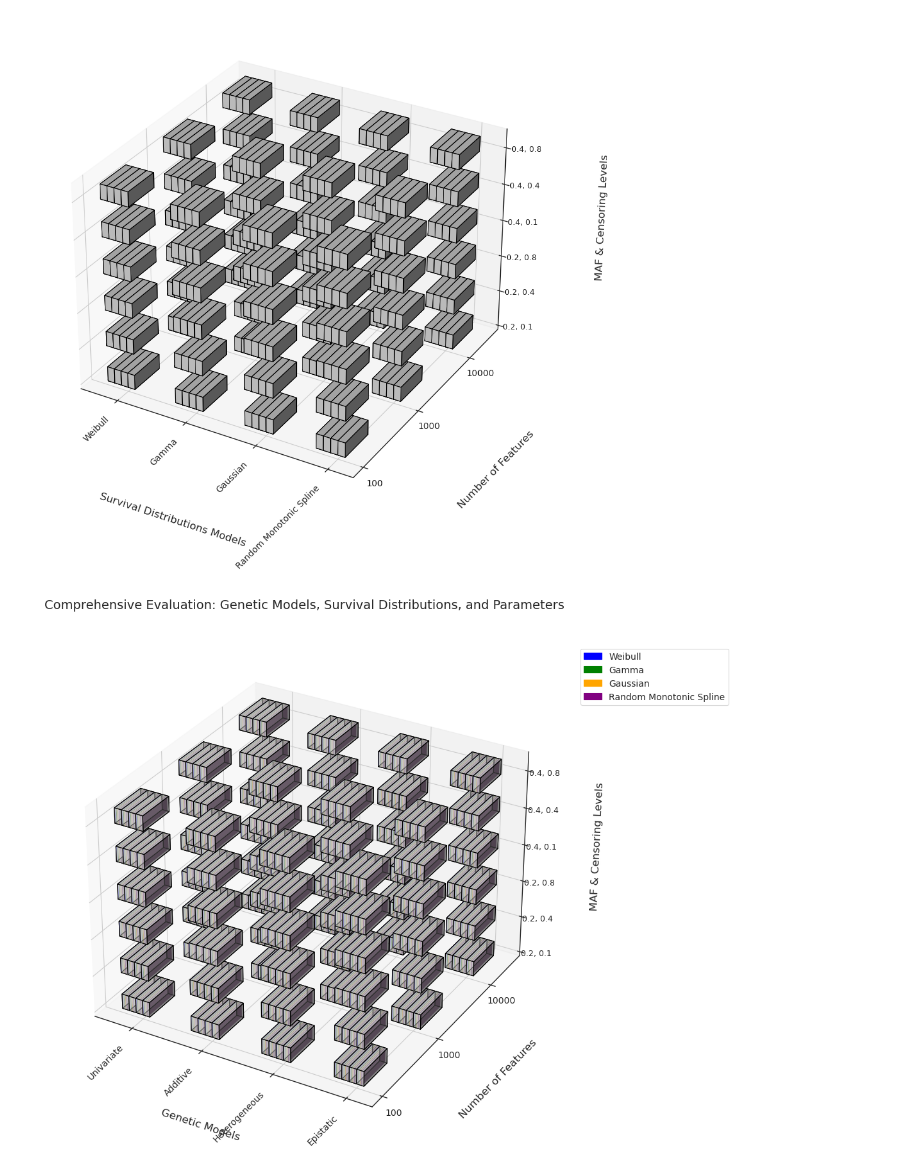
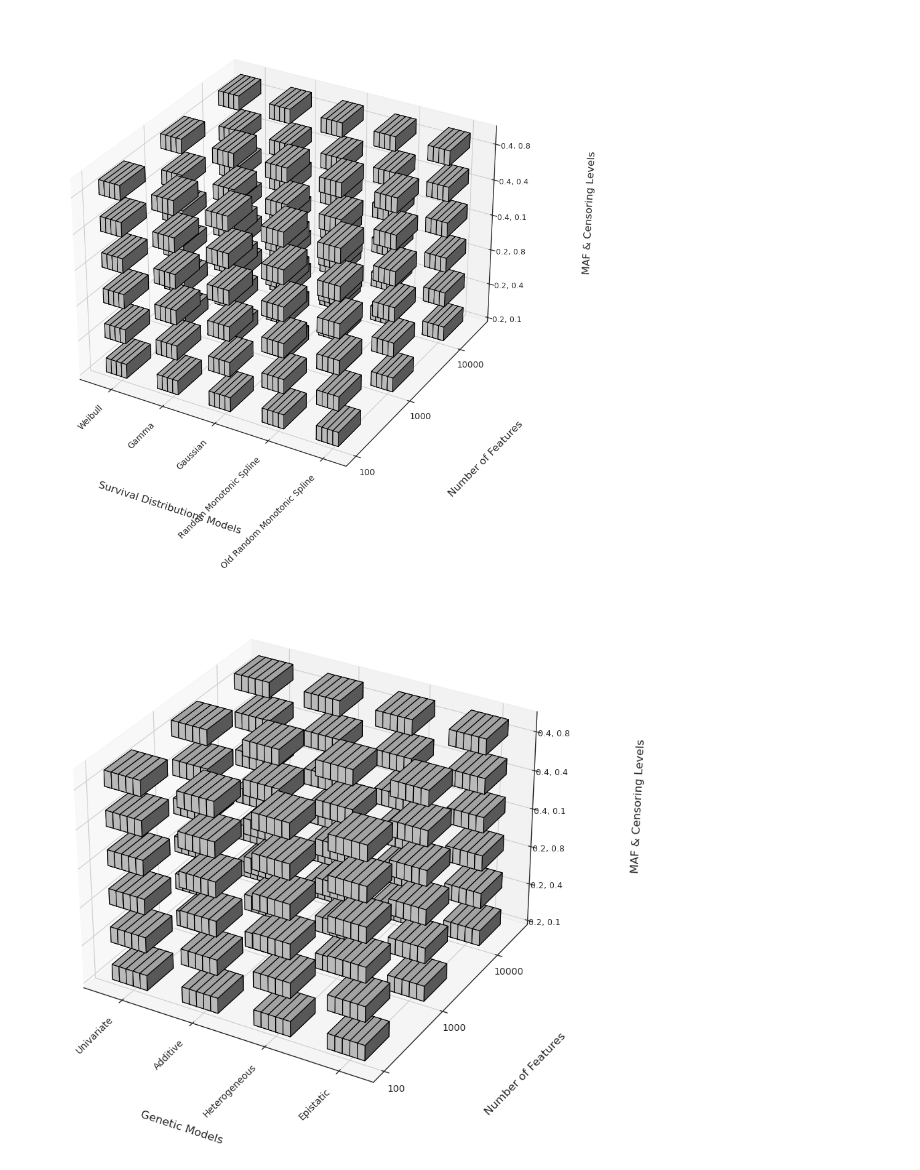
Before and after one commit to UrbsLab/survival-LCS, a Jupyter notebook: notebooks/ComprehensiveModelFigure.ipynb, the cells around one changed output. Saved outputs shown, nothing was run; the diff lists cells and outputs as text; code cells hidden in the pictures.

```diff
--- a/notebooks/ComprehensiveModelFigure.ipynb
+++ b/notebooks/ComprehensiveModelFigure.ipynb
@@ -12,7 +12,7 @@ np.random.seed(42)
 # %%
 # Updated data with genetic models
 genetic_models = ["Univariate", "Additive", "Heterogeneous", "Epistatic"]
-models = ["Weibull", "Gamma", "Gaussian", "Random Monotonic Spline"]
+models = ["Weibull", "Gamma", "Gaussian", "Random Monotonic Spline", "Old Random Monotonic Spline"]
 num_features = ["100", "1000", "10000"]
 minor_allele_frequencies = ["0.2", "0.4"]
 censoring = ["0.1", "0.4", "0.8"]
@@ -73,10 +73,10 @@ ax.set_zlabel("MAF & Censoring Levels", fontsize=12, labelpad=50)
 #     fontsize=14,
 #     pad=20,
 # )
-plt.savefig('FigureModel.png')
+# plt.savefig('FigureModel.png')
 plt.show()
 # %% [output]
-[figure, old version]
+[figure, new version]
 # %%
 # Colors for the four survival distributions
 distribution_colors = {
@@ -104,60 +104,60 @@ for g, genetic_model in enumerate(genetic_models):
                         0.1, 0.4, 0.4,  # Cube dimensions
                         color="lightgray",
                         edgecolor="black",
-                        alpha=0.5
+                        # alpha=0.5
                     )
-                    for dist_idx, dist in enumerate(survival_distributions):
-                        # Offset each survival distribution slightly along the x-axis
-                        ax.bar3d(
-                            g + i * 0.1 + dist_idx * 0.02,  # Offset for survival distributions
-                            j,                             # Number of features
-                            k * len(censoring) + l,        # Combine MAF and censoring for z-axis
-                            0.02, 0.4, 0.4,                # Cube dimensions
-                            color=distribution_colors[dist],
-                            # edgecolor="black",
-                            alpha=1
-                        )
+                    # for dist_idx, dist in enumerate(survival_distributions):
+                    #     # Offset each survival distribution slightly along the x-axis
+                    #     ax.bar3d(
+                    #         g + i * 0.1 + dist_idx * 0.02,  # Offset for survival distributions
+                    #         j,                             # Number of features
+                    #         k * len(censoring) + l,        # Combine MAF and censoring for z-axis
+                    #         0.02, 0.4, 0.4,                # Cube dimensions
+                    #         color=distribution_colors[dist],
+                    #         # edgecolor="black",
+                    #         alpha=1
+                    #     )
 
                     # # Add smaller nested cubes for 5-fold cross-validation
                     # for fold in range(5):
                     #     ax.bar3d(
                     #         g + i * 0.1 + 0.02 * fold,          # Slight offset for folds
                     #         j + 0.05 * fold,                    # Slight offset for folds
                     #         k * len(censoring) + l + 0.03 * fold,  # Offset for folds
                     #         0.01, 0.05, 0.05,                   # Smaller dimensions for folds
                     #         color="darkgray",
                     #         edgecolor="black",
                     #         alpha=0.1
                     #     )
 
 # Update labels and ticks
 ax.set_xticks(genetic_indices + 0.3)
 ax.set_xticklabels(genetic_models, rotation=45, ha="right", fontsize=10)
 ax.set_yticks(feature_indices)
 ax.set_yticklabels(num_features, fontsize=10)
 ax.set_zticks(np.arange(len(minor_allele_frequencies) * len(censoring)))
 z_labels = [
     f"{maf}, {cens}" for maf in minor_allele_frequencies for cens in censoring
 ]
 ax.set_zticklabels(z_labels, fontsize=9, rotation=0)
-ax.set_xlabel("Genetic Models", fontsize=12, labelpad=30)
-ax.set_ylabel("Number of Features", fontsize=12, labelpad=30)
-ax.set_zlabel("MAF & Censoring Levels", fontsize=12, labelpad=30)
+ax.set_xlabel("Genetic Models", fontsize=12, labelpad=50)
+ax.set_ylabel("Number of Features", fontsize=12, labelpad=50)
+ax.set_zlabel("MAF & Censoring Levels", fontsize=12, labelpad=50)
 
 # Add legend for survival distributions
-legend_patches = [
-    mpatches.Patch(color=color, label=dist) for dist, color in distribution_colors.items()
-]
-plt.legend(handles=legend_patches, loc="upper left", bbox_to_anchor=(1.05, 1), fontsize=10)
+# legend_patches = [
+#     mpatches.Patch(color=color, label=dist) for dist, color in distribution_colors.items()
+# ]
+# plt.legend(handles=legend_patches, loc="upper left", bbox_to_anchor=(1.05, 1), fontsize=10)
 
 # Title
-plt.title(
-    "Comprehensive Evaluation: Genetic Models, Survival Distributions, and Parameters",
-    fontsize=14,
-    pad=40,
-)
+# plt.title(
+#     "Comprehensive Evaluation: Genetic Models, Survival Distributions, and Parameters",
+#     fontsize=14,
+#     pad=40,
+# )
 
 plt.tight_layout()
 plt.show()
 # %% [output]
-[figure, old version]
+[figure, new version]
```
Also changed, not shown: 6 other files.
